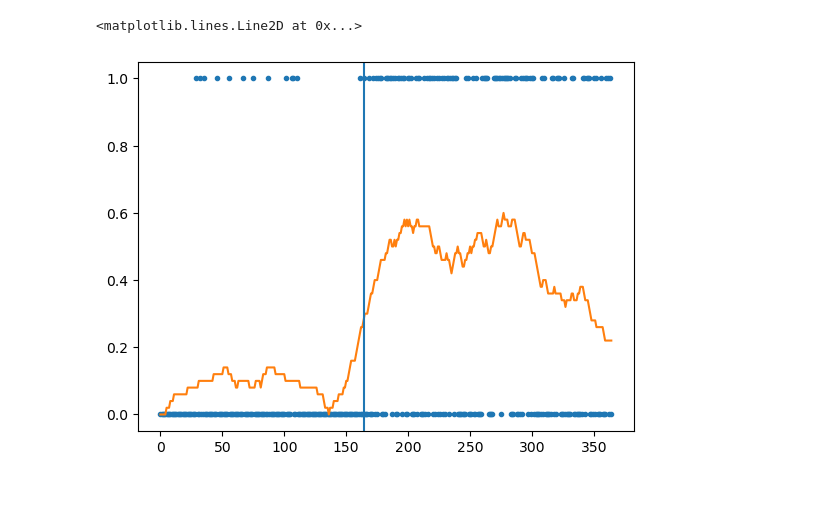
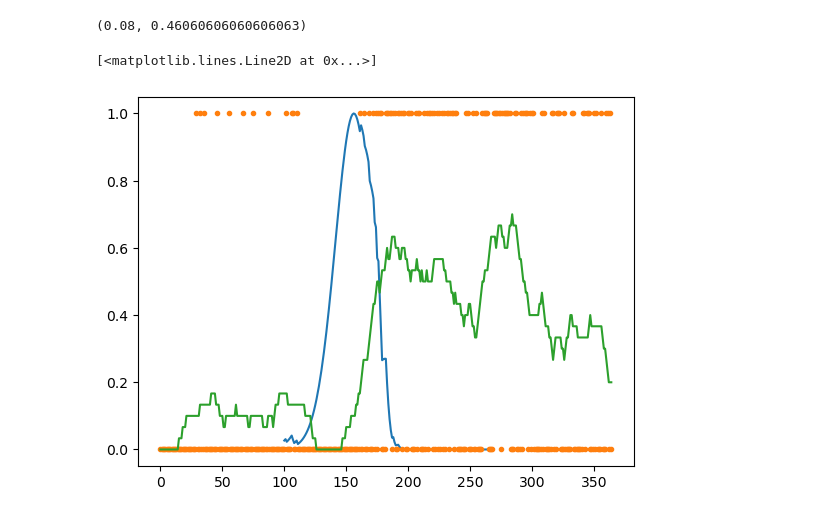
Before and after one commit to gitskim/Machine-Learning-Coding-Interview-Prep, a Jupyter notebook: Binary change detection solution.ipynb, the cells around one changed output. Saved outputs shown, nothing was run; the diff lists cells and outputs as text; code cells hidden in the pictures.

```diff
--- a/Binary change detection solution.ipynb
+++ b/Binary change detection solution.ipynb
@@ -42,2 +42,2 @@ array([0., 0., 0., 0., 0., 0., 0., 0., 0., 0., 0., 0., 0., 0., 0., 0., 0.,
 # %%
-ma = np.convolve(C, np.ones(50)/50, mode="same")
+ma = np.convolve(C, np.ones(30)/30, mode="same")
@@ -44,7 +61,22 @@ ma = np.convolve(C, np.ones(50)/50, mode="same")
+# %%
+p = np.mean(C[:100])
+q = np.mean(C[200:])
+p, q
+# %% [output]
+(0.08, 0.46060606060606063)
+# %%
+def P(t):
+    p0 = scipy.stats.binom.pmf(np.sum(C[:t]), t, p)
+    p1 = scipy.stats.binom.pmf(np.sum(C[t:]), len(C)-t, q)
+    return p0*p1
+# %%
+ts = np.arange(100, 264)
+pt = np.array([P(t) for t in ts])
+pt /= np.sum(pt)
 # %%
+plt.plot(ts, pt/np.max(pt))
 plt.plot(C, ".")
 plt.plot(ma)
-plt.axvline(n0)
 # %% [output]
-<matplotlib.lines.Line2D at 0x...>
+[<matplotlib.lines.Line2D at 0x...>]
-[figure, old version]
+[figure, new version]
```
Also changed, not shown: parts of 9 cells of this notebook, 1 other file.
